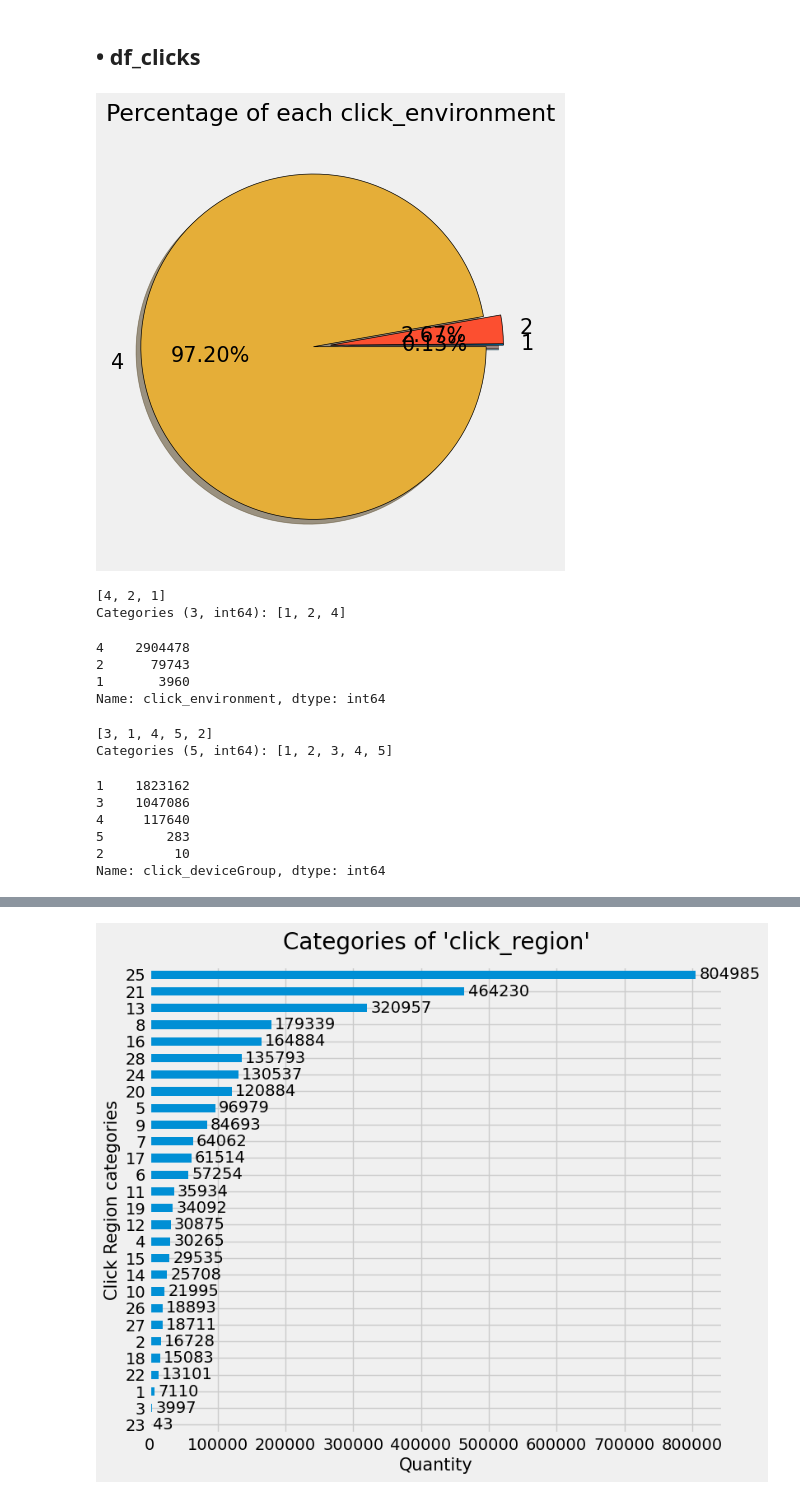
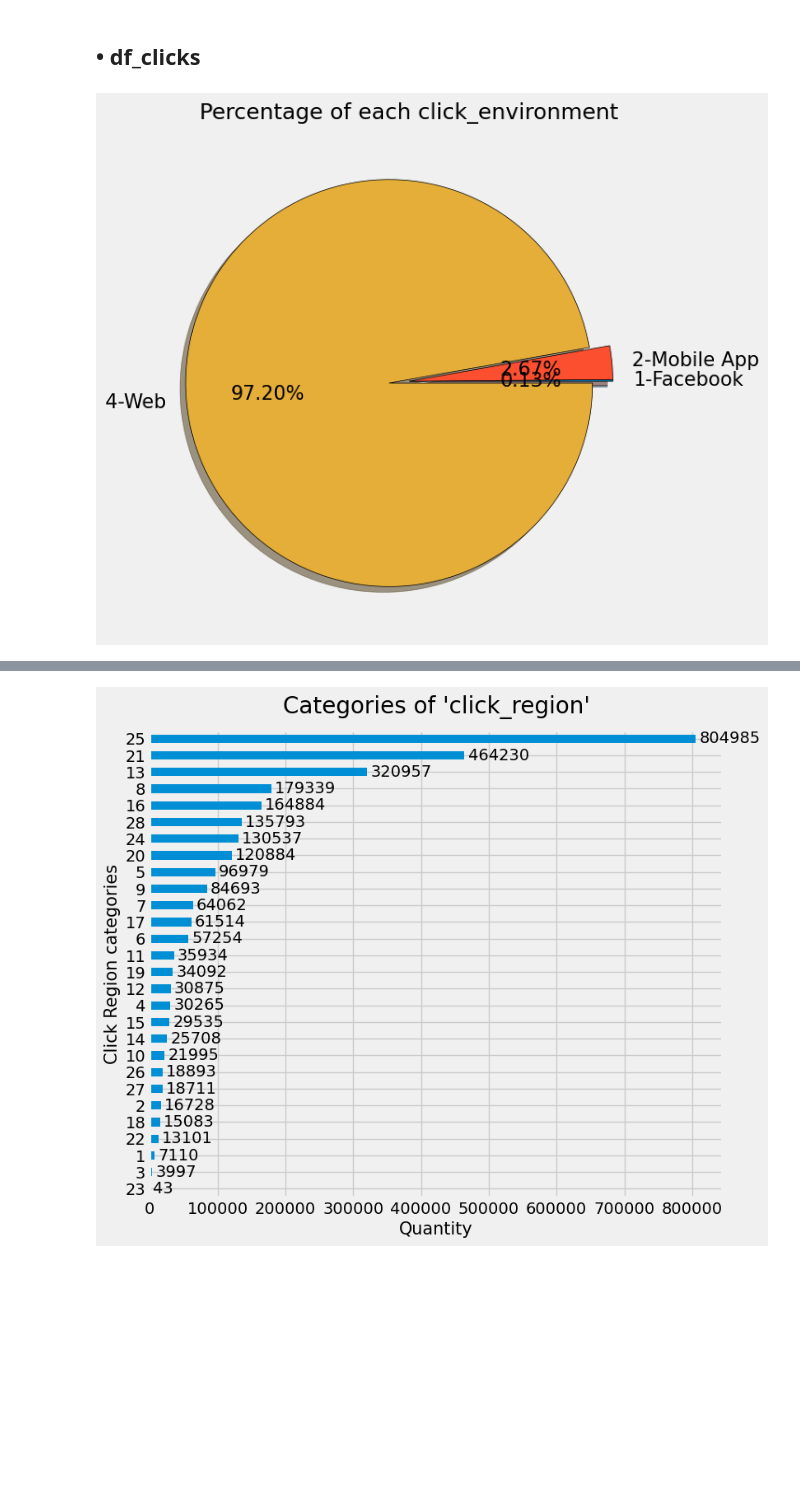
Before and after one commit to jfsubrini/ia-project9, a Jupyter notebook: Subrini_JeanFrancois_2_scripts_012023.ipynb, the cells around one changed output, grey strips where cells are left out. Cells and saved outputs as stored; diff of their text form; code cells hidden in the pictures; blank space fills up the shorter version.

```diff
--- a/Subrini_JeanFrancois_2_scripts_012023.ipynb
+++ b/Subrini_JeanFrancois_2_scripts_012023.ipynb
@@ -112,8 +105,24 @@ from surprise.model_selection import train_test_split
 B - DATA COLLECTION & FIRST DATA EXPLORATION</div></h3>
 # %%
 # Creation of pandas DataFrames with CSV files.
-df_clicks = pd.read_csv(
-    'datasets/clicks_sample.csv', sep=',', low_memory=False)
+
+# Clicks DataFrame.
+# Creating, if not existing yet, the clicks.csv file that is a concatenation of
+# the 385 clicks_hour_***.csv files. Then creating the df_clicks DataFrame out of it.
+if not os.path.exists('clicks.csv'):
+    clicks_path = sorted(
+    glob(f'datasets/clicks/*.csv', recursive = True))
+    clicks_hour_list = []
+    for filename in clicks_path:
+        df = pd.read_csv(filename, index_col=None, header=0)
+        clicks_hour_list.append(df)
+
+    df_clicks = pd.concat(clicks_hour_list, axis=0, ignore_index=True)
+    df_clicks.to_csv('datasets/clicks.csv')
+else:
+    df_clicks = pd.read_csv('datasets/clicks.csv')
+
+# Articles DataFrame.
 df_articles = pd.read_csv(
     'datasets/articles_metadata.csv', sep=',', low_memory=False)
 
@@ -458,43 +424,17 @@ del df_resume
 ## • df_clicks
 # %%
 # Pie plot to display the percentage of each click_environment.
-plt.figure(figsize=(5, 5))
-labels=["1", "2", "4"]
+plt.figure(figsize=(7, 7))
+labels=["1-Facebook", "2-Mobile App", "4-Web"]
 slices = df_clicks.groupby("click_environment").size()
 plt.pie(slices,
         labels=labels, explode=[0, 0, 0.1],
         shadow=True, startangle=0, autopct='%1.2f%%',
         wedgeprops={'edgecolor': 'black'}, textprops={"fontsize":15})
 plt.title("Percentage of each click_environment", fontsize=17)
 plt.tight_layout()
 plt.show()
 # %% [output]
-[figure, old version]
+[figure, new version]
-# %%
-df_clicks.click_environment.unique()
-# %% [output]
-[4, 2, 1]
-Categories (3, int64): [1, 2, 4]
-# %%
-df_clicks.click_environment.value_counts()
-# %% [output]
-4    2904478
-2      79743
-1       3960
-Name: click_environment, dtype: int64
-# %%
-df_clicks.click_deviceGroup.unique()
-# %% [output]
-[3, 1, 4, 5, 2]
-Categories (5, int64): [1, 2, 3, 4, 5]
-# %%
-df_clicks.click_deviceGroup.value_counts()
-# %% [output]
-1    1823162
-3    1047086
-4     117640
-5        283
-2         10
-Name: click_deviceGroup, dtype: int64
 # %%
 # Pie plot to display the percentage of each click_deviceGroup.
```
Also changed, not shown: parts of 96 cells of this notebook.
